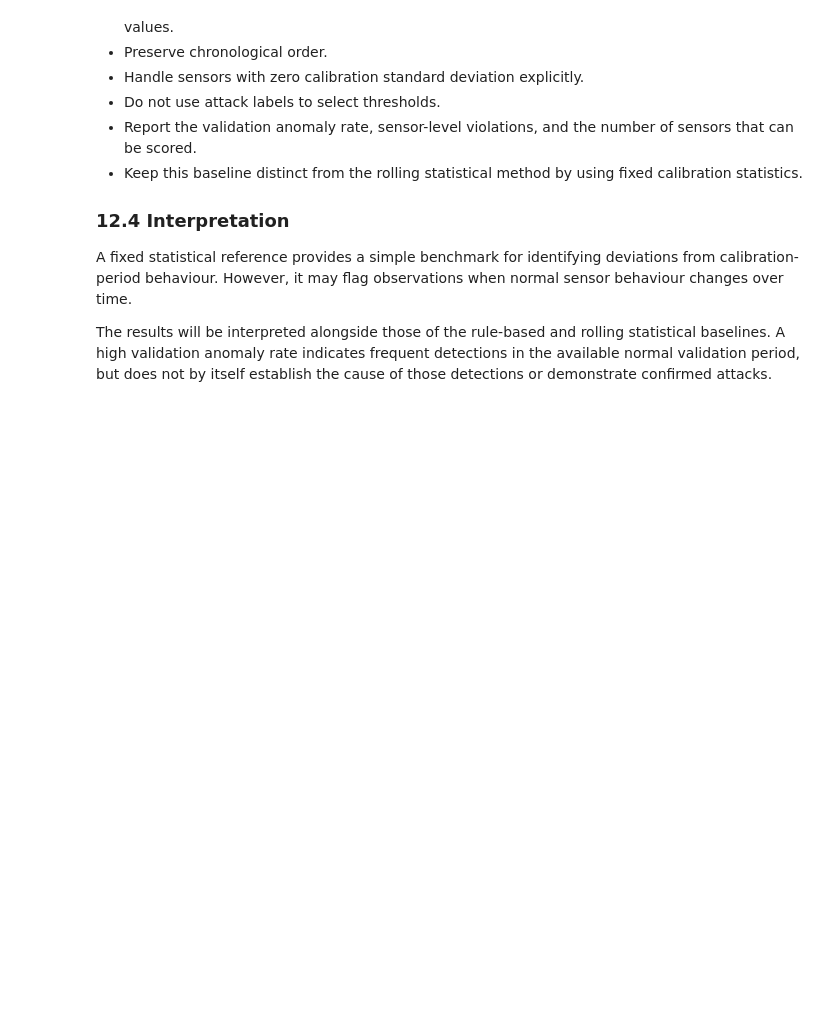
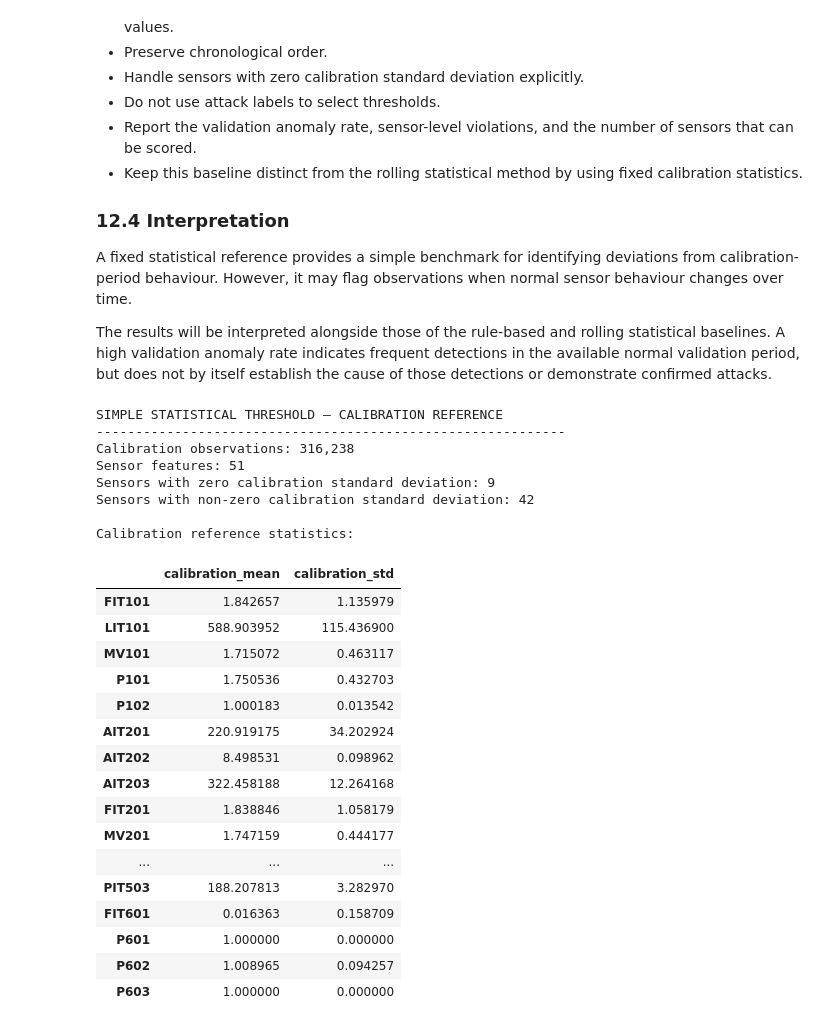
Before and after one commit to Thomasayanfeoluwa/multivariate-telemetry-anomaly-detection, a Jupyter notebook: notebooks/04_baseline_anomaly_detection.ipynb, the cells around one changed output. Drawn from its saved outputs; the diff is of its cells as text; code cells hidden in the pictures; blank space fills up the shorter version.

Commit message:
checkpoint(data): update 04_baseline_anomaly_detection

```diff
--- a/notebooks/04_baseline_anomaly_detection.ipynb
+++ b/notebooks/04_baseline_anomaly_detection.ipynb
@@ -1079,3 +1079,55 @@ An observation is flagged as anomalous when at least one sensor has an absolute
 A fixed statistical reference provides a simple benchmark for identifying deviations from calibration-period behaviour. However, it may flag observations when normal sensor behaviour changes over time.
 
 The results will be interpreted alongside those of the rule-based and rolling statistical baselines. A high validation anomaly rate indicates frequent detections in the available normal validation period, but does not by itself establish the cause of those detections or demonstrate confirmed attacks.
+# %%
+# Calculate fixed statistical references from normal calibration data.
+
+simple_threshold_mean = normal_calibration[feature_cols].mean()
+simple_threshold_std = normal_calibration[feature_cols].std(ddof=1)
+
+simple_threshold_reference = pd.DataFrame({
+    "calibration_mean": simple_threshold_mean,
+    "calibration_std": simple_threshold_std,
+})
+
+print("SIMPLE STATISTICAL THRESHOLD — CALIBRATION REFERENCE")
+print("-" * 60)
+print(f"Calibration observations: {len(normal_calibration):,}")
+print(f"Sensor features: {len(feature_cols)}")
+print(
+    "Sensors with zero calibration standard deviation: "
+    f"{simple_threshold_std.eq(0).sum()}"
+)
+print(
+    "Sensors with non-zero calibration standard deviation: "
+    f"{simple_threshold_std.gt(0).sum()}"
+)
+
+print("\nCalibration reference statistics:")
+display(simple_threshold_reference)
+# %% [output]
+SIMPLE STATISTICAL THRESHOLD — CALIBRATION REFERENCE
+------------------------------------------------------------
+Calibration observations: 316,238
+Sensor features: 51
+Sensors with zero calibration standard deviation: 9
+Sensors with non-zero calibration standard deviation: 42
+
+Calibration reference statistics:
+|  | calibration_mean | calibration_std |
+| FIT101 | 1.842657 | 1.135979 |
+| LIT101 | 588.903952 | 115.436900 |
+| MV101 | 1.715072 | 0.463117 |
+| P101 | 1.750536 | 0.432703 |
+| P102 | 1.000183 | 0.013542 |
+| AIT201 | 220.919175 | 34.202924 |
+| AIT202 | 8.498531 | 0.098962 |
+| AIT203 | 322.458188 | 12.264168 |
+| FIT201 | 1.838846 | 1.058179 |
+| MV201 | 1.747159 | 0.444177 |
+| ... | ... | ... |
+| PIT503 | 188.207813 | 3.282970 |
+| FIT601 | 0.016363 | 0.158709 |
+| P601 | 1.000000 | 0.000000 |
+| P602 | 1.008965 | 0.094257 |
+| P603 | 1.000000 | 0.000000 |
```
